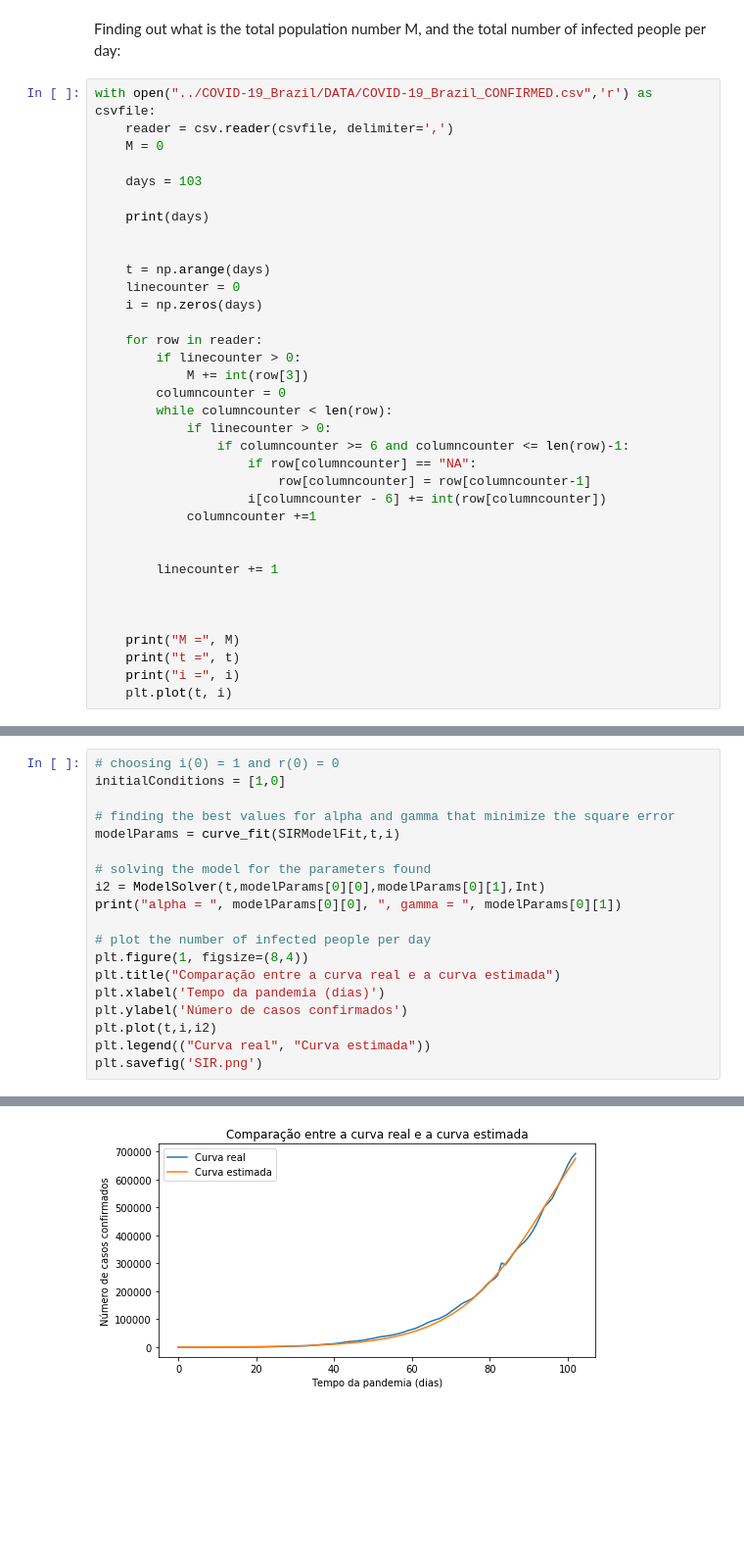
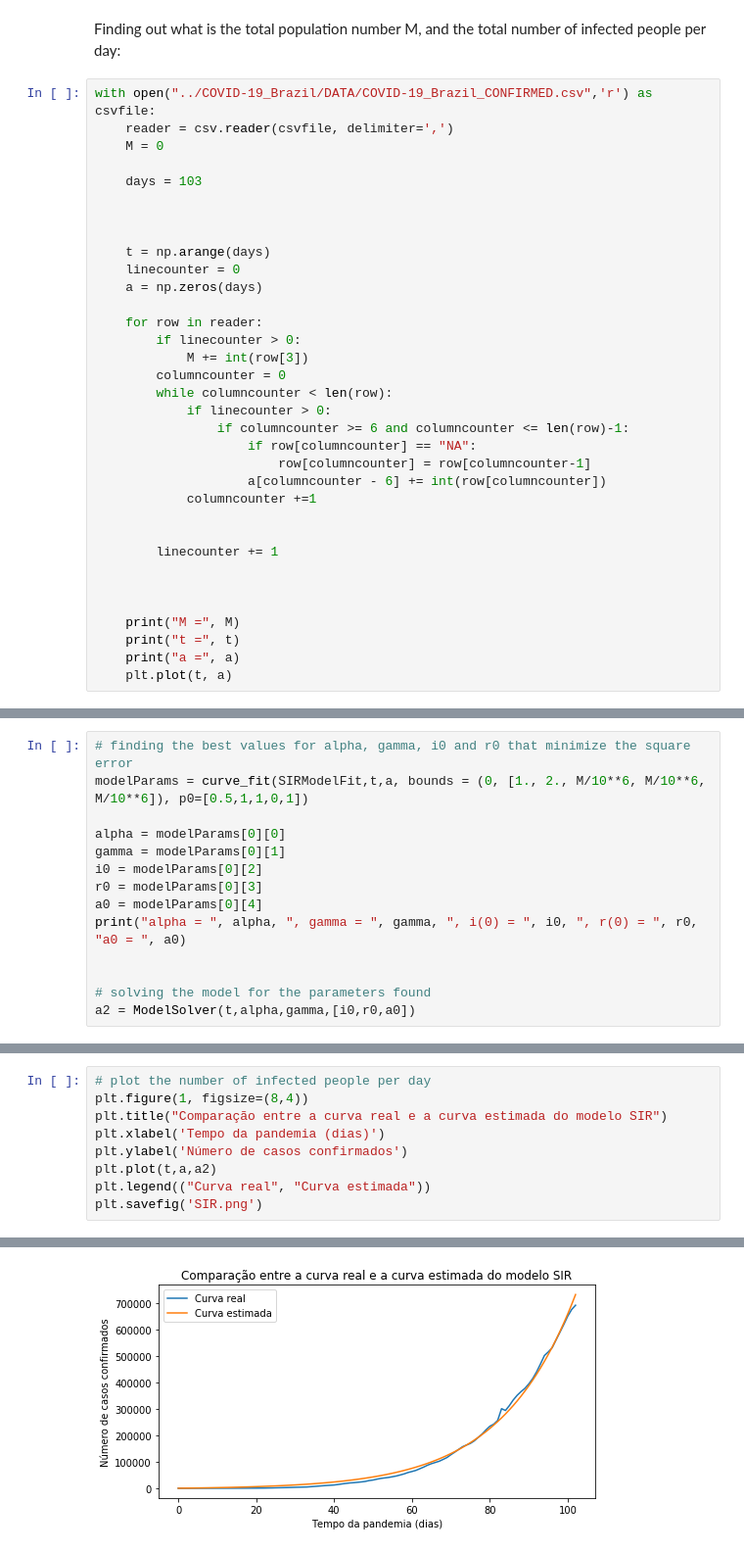
Before and after one commit to lubp1/SIR_model_COVID, a Jupyter notebook: SIR_parameters_estimation.ipynb, the cells around one changed output, grey strips where cells are left out. Shown at 98% size. Drawn from its saved outputs; the diff is of its cells as text; blank space fills up the shorter version.

Commit message:
using the total number of cases to fit the model

```diff
--- a/SIR_parameters_estimation.ipynb
+++ b/SIR_parameters_estimation.ipynb
@@ -13,12 +13,11 @@ with open("../COVID-19_Brazil/DATA/COVID-19_Brazil_CONFIRMED.csv",'r') as csvfil
 
     days = 103
 
-    print(days)
 
 
     t = np.arange(days)
     linecounter = 0
-    i = np.zeros(days)
+    a = np.zeros(days)
 
     for row in reader:
         if linecounter > 0:
@@ -29,7 +28,7 @@ with open("../COVID-19_Brazil/DATA/COVID-19_Brazil_CONFIRMED.csv",'r') as csvfil
                 if columncounter >= 6 and columncounter <= len(row)-1:
                     if row[columncounter] == "NA":
                         row[columncounter] = row[columncounter-1]
-                    i[columncounter - 6] += int(row[columncounter])
+                    a[columncounter - 6] += int(row[columncounter])
             columncounter +=1
 
 
@@ -39,6 +38,6 @@ with open("../COVID-19_Brazil/DATA/COVID-19_Brazil_CONFIRMED.csv",'r') as csvfil
 
     print("M =", M)
     print("t =", t)
-    print("i =", i)
-    plt.plot(t, i)
+    print("a =", a)
+    plt.plot(t, a)
 # %% [output]
@@ -83,0 +85,14 @@ def SIRModelFit(t,alpha,gamma):
+# %%
+# finding the best values for alpha, gamma, i0 and r0 that minimize the square error
+modelParams = curve_fit(SIRModelFit,t,a, bounds = (0, [1., 2., M/10**6, M/10**6, M/10**6]), p0=[0.5,1,1,0,1])
+
+alpha = modelParams[0][0]
+gamma = modelParams[0][1]
+i0 = modelParams[0][2]
+r0 = modelParams[0][3]
+a0 = modelParams[0][4]
+print("alpha = ", alpha, ", gamma = ", gamma, ", i(0) = ", i0, ", r(0) = ", r0, "a0 = ", a0)
+
+
+# solving the model for the parameters found
+a2 = ModelSolver(t,alpha,gamma,[i0,r0,a0])
@@ -84,20 +101,10 @@ def SIRModelFit(t,alpha,gamma):
 # %%
-# choosing i(0) = 1 and r(0) = 0
-initialConditions = [1,0]
-
-# finding the best values for alpha and gamma that minimize the square error
-modelParams = curve_fit(SIRModelFit,t,i)
-
-# solving the model for the parameters found
-i2 = ModelSolver(t,modelParams[0][0],modelParams[0][1],Int)
-print("alpha = ", modelParams[0][0], ", gamma = ", modelParams[0][1])
-
 # plot the number of infected people per day
 plt.figure(1, figsize=(8,4))
-plt.title("Comparação entre a curva real e a curva estimada")
+plt.title("Comparação entre a curva real e a curva estimada do modelo SIR")
 plt.xlabel('Tempo da pandemia (dias)')
 plt.ylabel('Número de casos confirmados')
-plt.plot(t,i,i2)
+plt.plot(t,a,a2)
 plt.legend(("Curva real", "Curva estimada"))
 plt.savefig('SIR.png')
 # %% [output]
@@ -105 +111 @@ alpha =  32.60612368061433 , gamma =  32.688957846963696
-[figure, old version]
+[figure, new version]
```
Also changed, not shown: parts of 5 cells of this notebook.
